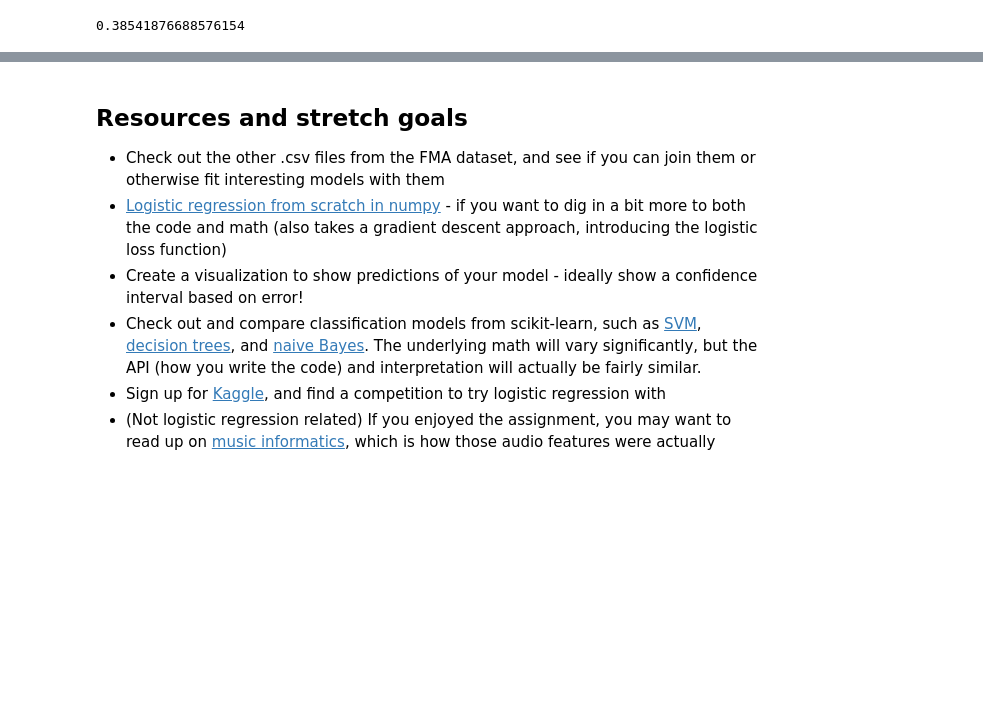
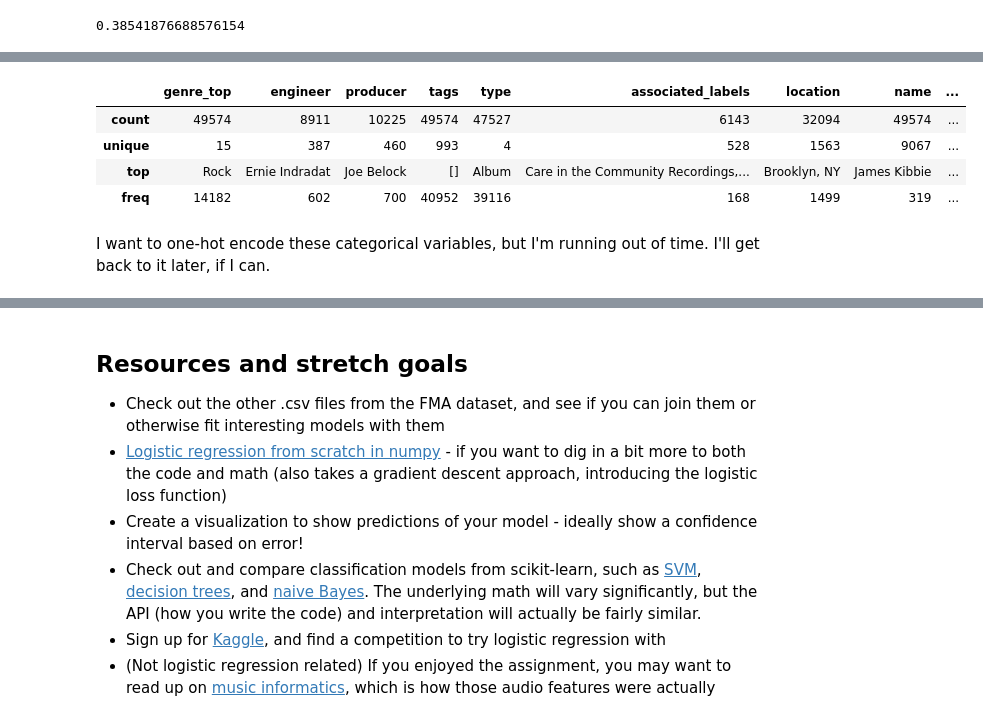
Before and after one commit to bloominstituteoftechnology/DS-Unit-2-Sprint-3-Advanced-Regression, a Jupyter notebook: module1-logistic-regression/LS_DS_231_Logistic_Regression-Assignment.ipynb, the cells around one changed output, grey strips where cells are left out. Saved outputs shown, nothing was run; the diff lists cells and outputs as text; code cells hidden in the pictures; blank space fills up the shorter version.

```diff
--- a/module1-logistic-regression/LS_DS_231_Logistic_Regression-Assignment.ipynb
+++ b/module1-logistic-regression/LS_DS_231_Logistic_Regression-Assignment.ipynb
@@ -161,0 +251,2 @@ This is real data - there is no "one correct answer", so you can take this in a
+# %%
+tracks_categorical = tracks3.select_dtypes(exclude='number')
@@ -161,0 +264,15 @@ This is real data - there is no "one correct answer", so you can take this in a
+# %%
+date_columns = ['date_created', 'date_released','active_year_begin',
+               'active_year_end','date_created.1','date_created.2',
+               'date_recorded']
+tracks_categorical = tracks_categorical.drop(columns=date_columns)
+# %%
+tracks_categorical.describe()
+# %% [output]
+|  | genre_top | engineer | producer | tags | type | associated_labels | location | name | ... |
+| count | 49574 | 8911 | 10225 | 49574 | 47527 | 6143 | 32094 | 49574 | ... |
+| unique | 15 | 387 | 460 | 993 | 4 | 528 | 1563 | 9067 | ... |
+| top | Rock | Ernie Indradat | Joe Belock | [] | Album | Care in the Community Recordings,... | Brooklyn, NY | James Kibbie | ... |
+| freq | 14182 | 602 | 700 | 40952 | 39116 | 168 | 1499 | 319 | ... |
+# %% [markdown]
+I want to one-hot encode these categorical variables, but I'm running out of time.  I'll get back to it later, if I can.
```
Also changed, not shown: parts of 25 cells of this notebook.
